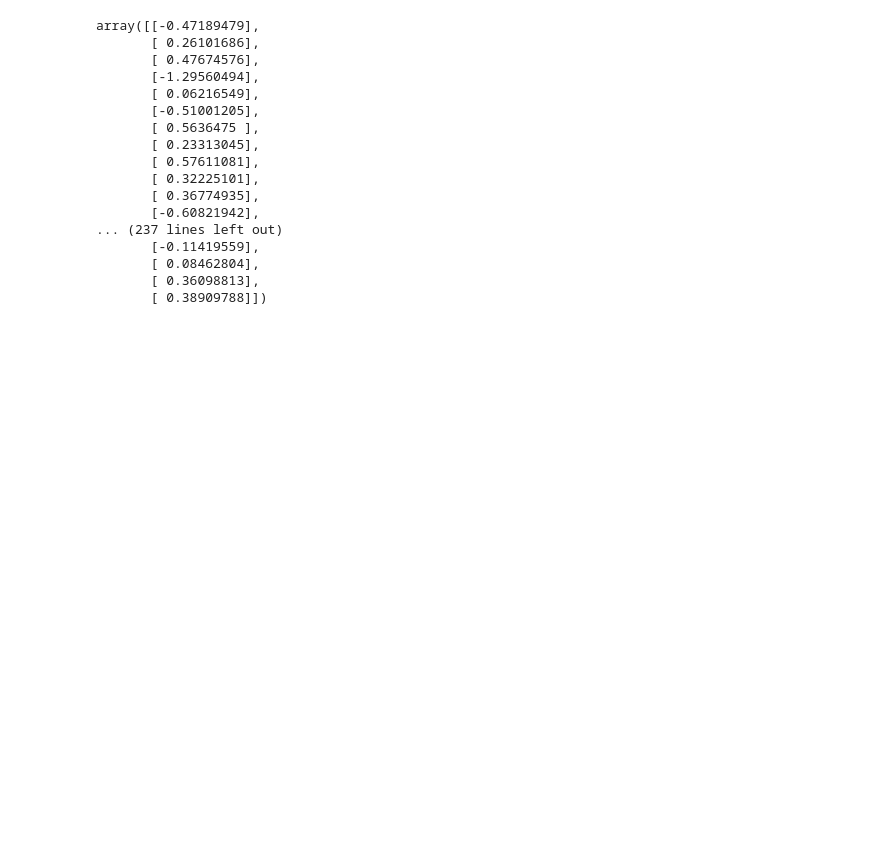
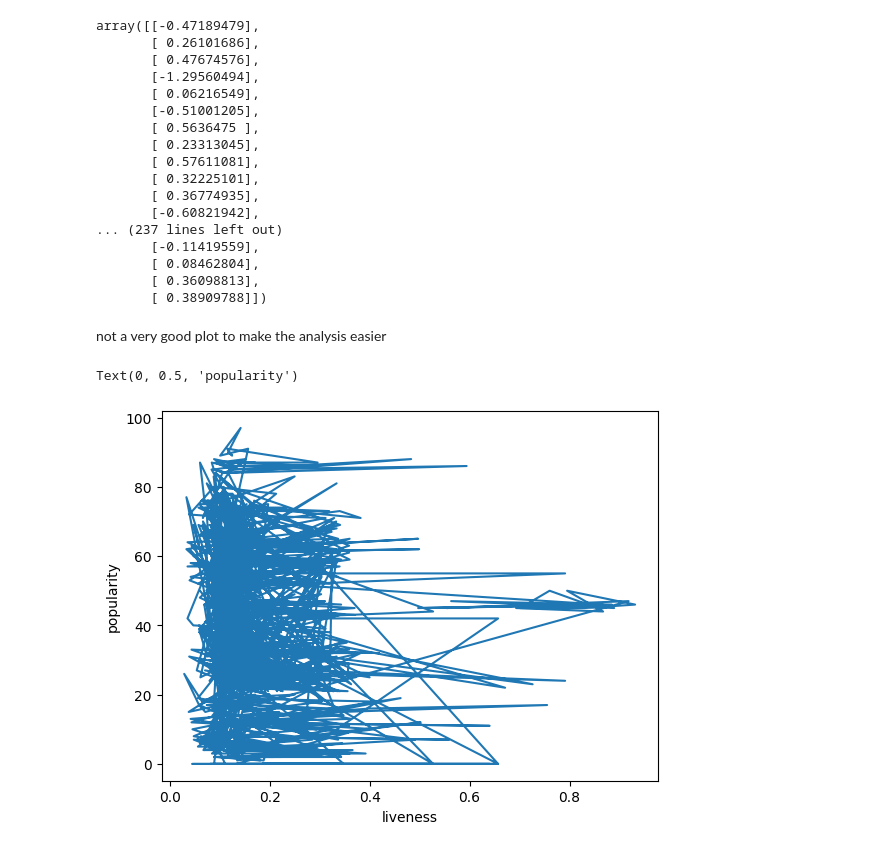
Before and after one commit to palswayam5/Recommender-System, a Jupyter notebook: main.ipynb, the cells around one changed output. Cells and saved outputs as stored; diff of their text form; code cells hidden in the pictures; blank space fills up the shorter version.

Commit message:
did some more analysis by plotting graphs onto it but no conclusion yet

```diff
--- a/main.ipynb
+++ b/main.ipynb
@@ -233,3 +233,17 @@ array([[-0.47189479],
        [ 0.08462804],
        [ 0.36098813],
        [ 0.38909788]])
+# %% [markdown]
+not a very good plot to make the analysis easier
+# %%
+import matplotlib.pyplot as plt
+X_plot = df['liveness'].to_numpy()
+X_plot = X_plot.reshape(-1,1)
+y_plot = df['popularity'].to_numpy()
+y_plot = y_plot.reshape(-1,1)
+plt.plot(X_plot, y_plot)
+plt.xlabel('liveness')
+plt.ylabel('popularity')
+# %% [output]
+Text(0, 0.5, 'popularity')
+[figure, added]
```
Also changed, not shown: parts of 1 cell of this notebook.
